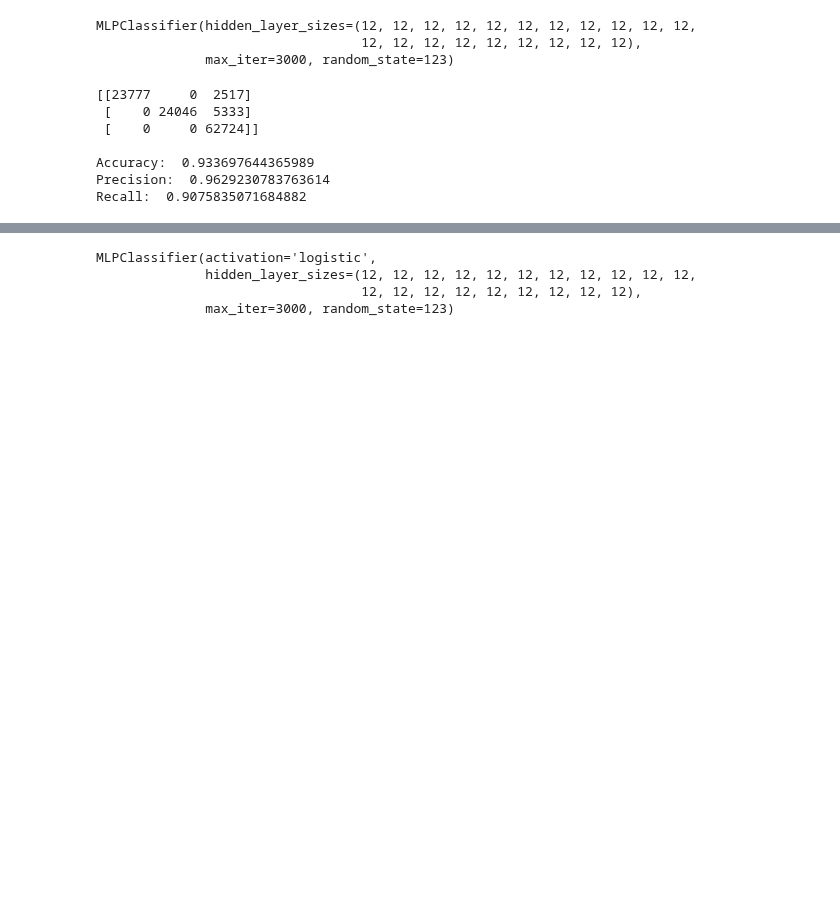
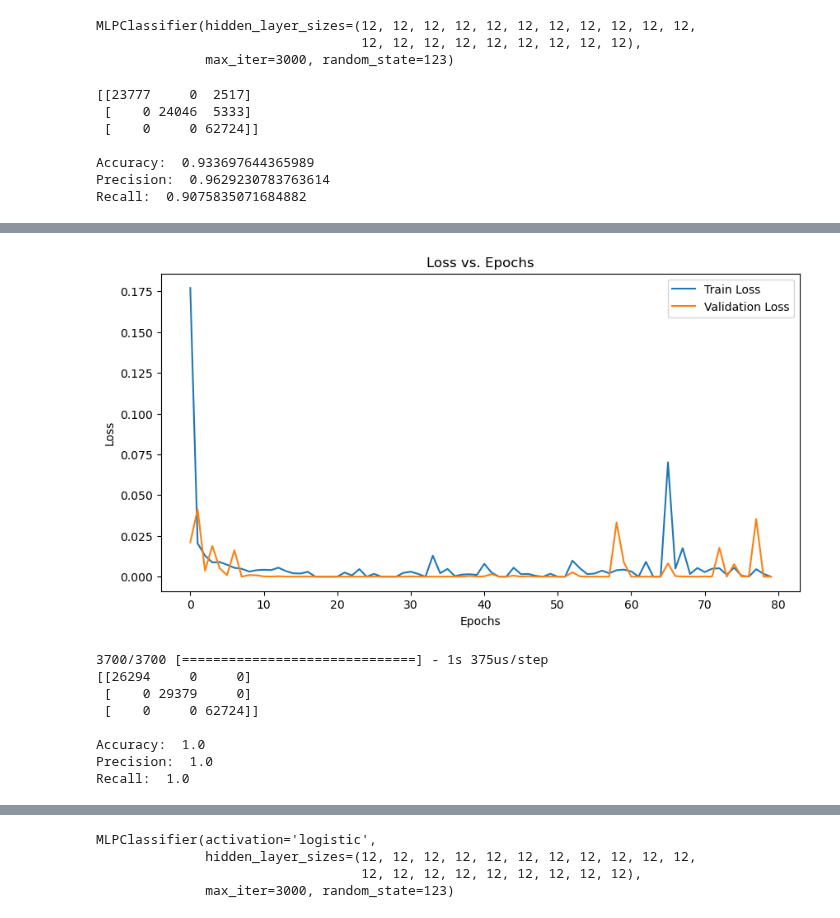
Before and after one commit to MGonza20/Proyecto1_MD, a Jupyter notebook: algo_pred.ipynb, the cells around one changed output, grey strips where cells are left out. Cells and saved outputs as stored; diff of their text form; code cells hidden in the pictures; blank space fills up the shorter version.

```diff
--- a/algo_pred.ipynb
+++ b/algo_pred.ipynb
@@ -388,0 +331,63 @@ plt.show()
+# %%
+import numpy as np
+import pandas as pd
+import tensorflow as tf
+from sklearn.model_selection import train_test_split
+from sklearn.preprocessing import StandardScaler
+from sklearn.metrics import confusion_matrix, accuracy_score, precision_score, recall_score
+from tensorflow.keras.utils import to_categorical
+import matplotlib.pyplot as plt
+
+y = data_redes['diferenciaEdad']
+X = data_redes.drop(['diferenciaEdad'], axis=1)
+
+X_train, X_test, y_train, y_test = train_test_split(X, y, test_size=0.3, train_size=0.7, random_state=123)
+n_classes = len(np.unique(y_train))
+
+y_train = to_categorical(y_train)
+y_test = to_categorical(y_test)
+
+scaler = StandardScaler()
+scaler.fit(X_train)
+
+X_train_scaled = scaler.transform(X_train)
+X_test_scaled = scaler.transform(X_test)
+
+model = tf.keras.models.Sequential()
+for _ in range(20):
+    model.add(tf.keras.layers.Dense(12, activation='relu'))
+model.add(tf.keras.layers.Dense(n_classes, activation='softmax'))
+
+model.compile(optimizer='adam', loss='categorical_crossentropy', metrics=['accuracy'])
+
+history = model.fit(X_train_scaled, y_train, epochs=80, validation_data=(X_test_scaled, y_test), verbose=0)
+
+# Generate plots
+plt.figure(figsize=(10, 5))
+plt.plot(history.history['loss'], label='Train Loss')
+plt.plot(history.history['val_loss'], label='Validation Loss')
+plt.title('Loss vs. Epochs')
+plt.xlabel('Epochs')
+plt.ylabel('Loss')
+plt.legend()
+plt.show()
+
+y_pred = np.argmax(model.predict(X_test_scaled), axis=-1)
+y_test = np.argmax(y_test, axis=-1)
+
+cm1 = confusion_matrix(y_test, y_pred)
+print(cm1)
+print()
+print('Accuracy: ', accuracy_score(y_test, y_pred))
+print('Precision: ', precision_score(y_test, y_pred, average='macro'))
+print('Recall: ', recall_score(y_test, y_pred, average='macro'))
+# %% [output]
+[figure, added]
+3700/3700 [==============================] - 1s 375us/step
+[[26294     0     0]
+ [    0 29379     0]
+ [    0     0 62724]]
+
+Accuracy:  1.0
+Precision:  1.0
+Recall:  1.0
```
Also changed, not shown: parts of 3 cells of this notebook.
